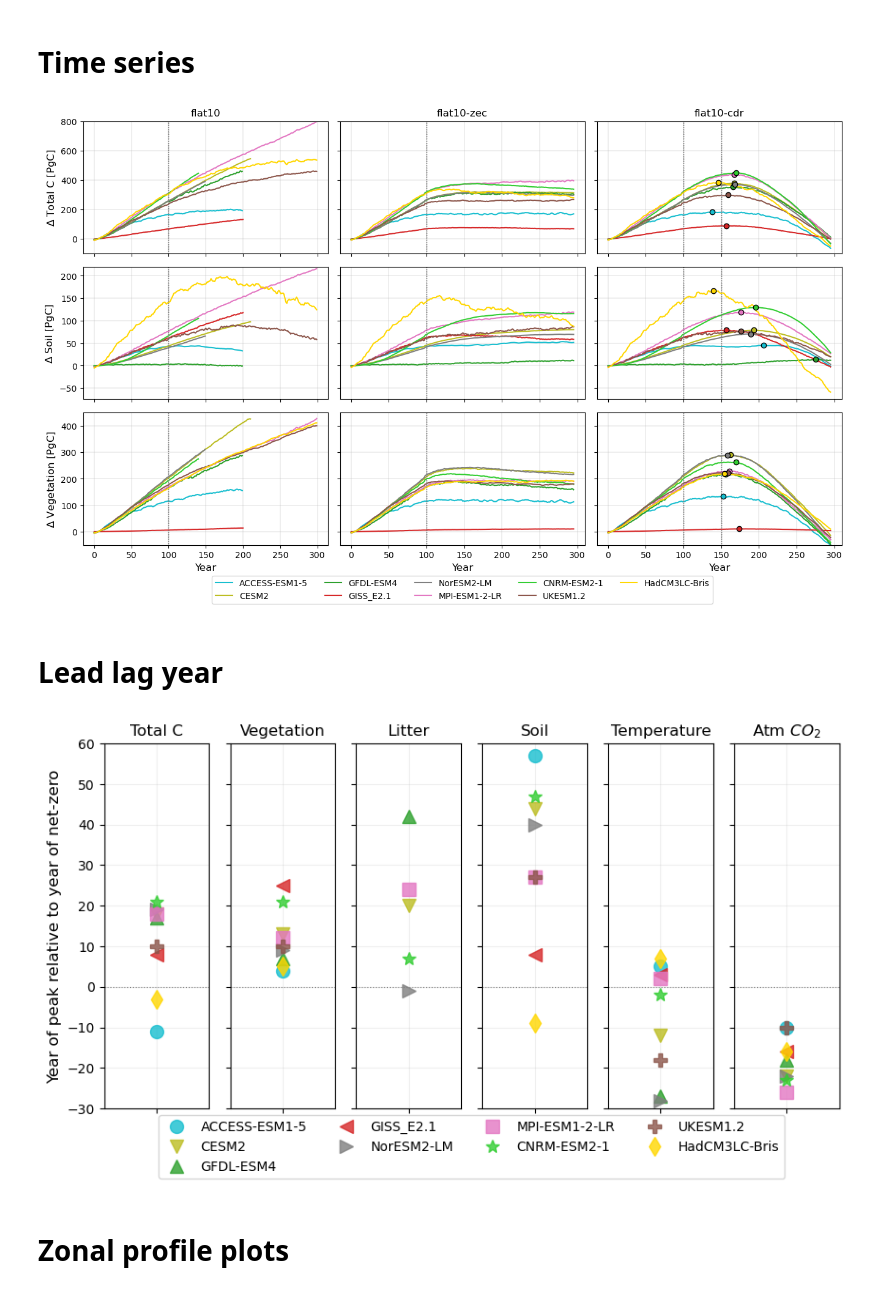
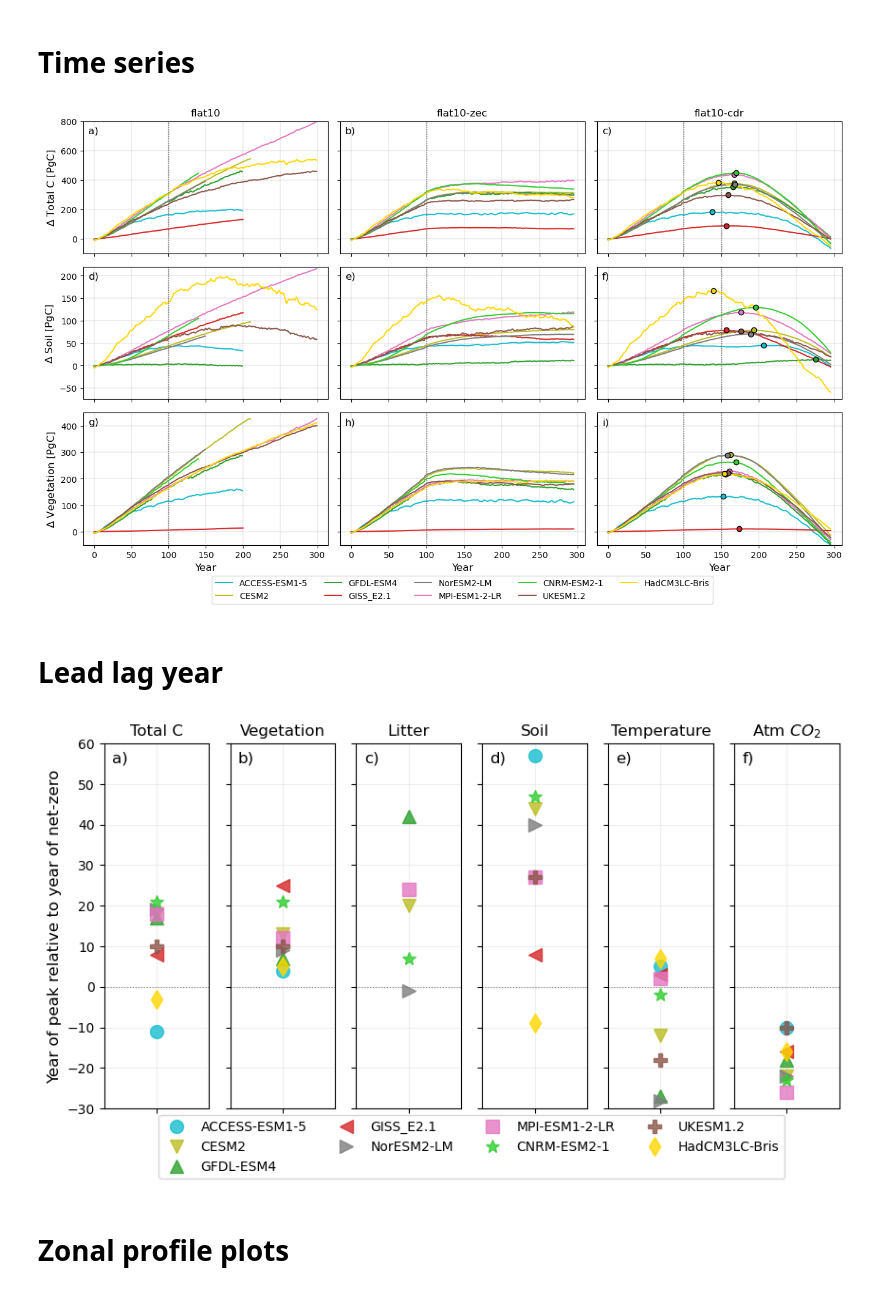
Before and after one commit to aswann/flat10MIP_analysis, a Jupyter notebook: figures_paper.ipynb, the cells around one changed output. Cells and saved outputs as stored; diff of their text form; code cells hidden in the pictures.

```diff
--- a/figures_paper.ipynb
+++ b/figures_paper.ipynb
@@ -104,6 +104,8 @@ greenpurplebrown=['#B9CA60','#574F91','#D19563'] #green, purple, brown
 # latcolors=['#E8B46B','#6BE0E8','#6B91E8']
 # latcolors=['#FE7180','#FFFA70','#70CFFF']
 pinkpurpleblue=['#EA7B7B','#7D589E','#C0D0DD']
+
+subplotlabelnames=['a)','b)','c)','d)','e)','f)','g)','h)','i)','j)','k)','l)']
 # %%
 #unitconversions
 sperday=60*60*24
@@ -569,6 +571,10 @@ for g in range(len(group_names)):
 
     axes[g].set_axisbelow(True)
     axes[g].grid(alpha=0.2)
+    axes[g].annotate(subplotlabelnames[g],
+                     xy=(0, 1), xycoords='axes fraction',
+                     xytext=(+0.5, -0.5), textcoords='offset fontsize',
+                     fontsize='large', verticalalignment='top')
 
     # Only show x-axis ticks on the last subplot
     if g == len(group_names) - 1:
@@ -578,12 +584,13 @@ for g in range(len(group_names)):
         axes[g].set_xticks(np.arange(len(modellist)))
         axes[g].tick_params(labelbottom=False)
 
+
 axes[0].set_ylabel('Initial C Stocks \n [PgC]')
 axes[1].set_ylabel('Emissions phase \n $\Delta$ C  [PgC]')
 axes[2].set_ylabel('Net-zero phase \n $\Delta$ C  [PgC]')
 axes[3].set_ylabel('Cumulative-zero \n $\Delta$ C  [PgC]')
 
-axes[0].legend()
+axes[0].legend(ncol=2)
 fig.tight_layout()
 fig.subplots_adjust(top=0.95)
 fig.suptitle("Carbon and $\Delta$ Carbon by Latitude", fontsize=12)#,ha='center')
@@ -673,6 +680,11 @@ for g in range(len(group_names)):
     axes[g].set_axisbelow(True)
     axes[g].grid(alpha=0.2)
 
+    axes[g].annotate(subplotlabelnames[g],
+                     xy=(0, 1), xycoords='axes fraction',
+                     xytext=(+0.5, -0.5), textcoords='offset fontsize',
+                     fontsize='large', verticalalignment='top')
+
     # Only show x-axis ticks on the last subplot
     if g == len(group_names) - 1:
         axes[g].set_xticks(np.arange(len(modellist)))
@@ -686,7 +698,7 @@ axes[1].set_ylabel('Emissions phase \n $\Delta$ C  [PgC]')
 axes[2].set_ylabel('Net-zero phase \n $\Delta$ C  [PgC]')
 axes[3].set_ylabel('Cumulative-zero \n $\Delta$ C  [PgC]')
 
-axes[0].legend()
+axes[0].legend(ncol=2,loc='upper right')
 # fig.tight_layout()
 fig.subplots_adjust(top=0.95)
 fig.suptitle("Carbon and $\Delta$ Carbon by Pool", fontsize=12)#,ha='center')
@@ -708,7 +720,9 @@ plt.close()
 # %%
 # normalized by initial carbon content, and continuous time series
 
-fig, axes = plt.subplots(3,3,figsize=(16, 9))
+nr=3
+nc=3
+fig, axes = plt.subplots(nr,nc,figsize=(16, 9))
 #axes=axes.flatten()
 
 # rows are carbon variables, cTot, cVeg, cSoil
@@ -767,45 +781,50 @@ for m in range(len(modellist)):
         # np.argwhere(Cts==np.max(Cts))[0]
         # np.where(Cts==np.max(Cts))
 
 
 axes[0,0].set_title('flat10')
 axes[0,1].set_title('flat10-zec')
 axes[0,2].set_title('flat10-cdr')
 
 axes[0,0].set_ylabel('$\Delta$ Total C [PgC]',fontsize=12)
 axes[1,0].set_ylabel('$\Delta$ Soil [PgC]',fontsize=12)
 axes[2,0].set_ylabel('$\Delta$ Vegetation [PgC]',fontsize=12)
 
-for ai in range(3):
-    axes[2,ai].set_xlabel('Year',fontsize=12)
+for air in range(nr):
+    for aic in range(nc):
+        axes[2,aic].set_xlabel('Year',fontsize=12)
 
-    # axes[ai,0].set_ylabel('$\Delta$ ' +varlisthere[ai] +' [PgC]')
+        # axes[ai,0].set_ylabel('$\Delta$ ' +varlisthere[ai] +' [PgC]')
 
-    # ylimits
-    axes[0,ai].set_ylim([-100,800])
+        # ylimits
+        axes[0,aic].set_ylim([-100,800])
 
-    axes[1,ai].set_ylim([-75,220])
+        axes[1,aic].set_ylim([-75,220])
 
-    axes[2,ai].set_ylim([-50,450])
+        axes[2,aic].set_ylim([-50,450])
 
-    axes[ai,1].yaxis.set_tick_params(labelcolor='none')
-    axes[ai,2].yaxis.set_tick_params(labelcolor='none')
+        axes[air,1].yaxis.set_tick_params(labelcolor='none')
+        axes[air,2].yaxis.set_tick_params(labelcolor='none')
 
-    axes[0,ai].xaxis.set_tick_params(labelcolor='none')
-    axes[1,ai].xaxis.set_tick_params(labelcolor='none')
+        axes[0,aic].xaxis.set_tick_params(labelcolor='none')
+        axes[1,aic].xaxis.set_tick_params(labelcolor='none')
 
+        axes[air,aic].annotate(subplotlabelnames[(air+aic)+air*(nc-1)],
+                     xy=(0, 1), xycoords='axes fraction',
+                     xytext=(+0.5, -0.5), textcoords='offset fontsize',
+                     fontsize='large', verticalalignment='top')
 
 axes[2,1].legend(loc='upper center', ncol=5,bbox_to_anchor=(.5, -0.2))#fontsize=6)
 
 plt.subplots_adjust(wspace=0.05, hspace=0.1)
 
 
 plt.savefig("figures/CtimeseriesDelta_contiuous_allexp_" +latlist[l] +"_PgC.pdf", bbox_inches='tight')
 plt.savefig("figures/CtimeseriesDelta_contiuous_allexp_" +latlist[l] +"_PgC.png", bbox_inches='tight')
 plt.show()
 plt.close()
 # %% [output]
-[figure, old version]
+[figure, new version]
 # %% [markdown]
 # Lead lag year
 # %%
@@ -835,6 +854,7 @@ ax[5].set_title('Atm $CO_2$')
 
 ax[0].set_ylabel('Year of peak relative to year of net-zero',fontsize=12)
 
+
 for axi in range(6):
     ax[axi].grid(alpha=0.2)
     ax[axi].axhline(0,lw=0.8,color="gray",linestyle=":")
@@ -849,7 +869,10 @@ for axi in range(6):
     # else:
     #     ax[axi].yaxis.set_tick_params(fontsize=12)
 
-
+    ax[axi].annotate(subplotlabelnames[axi],
+                     xy=(0, 1), xycoords='axes fraction',
+                     xytext=(+0.5, -0.5), textcoords='offset fontsize',
+                     fontsize='large', verticalalignment='top')
 
 # ax[5].legend()
 lgax=ax[3].legend(loc='upper center', ncol=4,bbox_to_anchor=(-0.1, 0))
@@ -858,8 +881,22 @@ lgax=ax[3].legend(loc='upper center', ncol=4,bbox_to_anchor=(-0.1, 0))
 # fig.suptitle('year of peak relative to net zero - ' +latrange)
 
 plt.savefig('figures/leadlagpeak_' +latrange +'.pdf', bbox_inches='tight')
+
+
+# for label, ax in axs.items():
+#     # Use Axes.annotate to put the label
+#     # - at the top left corner (axes fraction (0, 1)),
+#     # - offset half-a-fontsize right and half-a-fontsize down
+#     #   (offset fontsize (+0.5, -0.5)),
+#     # i.e. just inside the axes.
+#     ax.annotate(
+#         label,
+#         xy=(0, 1), xycoords='axes fraction',
+#         xytext=(+0.5, -0.5), textcoords='offset fontsize',
+#         fontsize='medium', verticalalignment='top', fontfamily='serif',
+#         bbox=dict(facecolor='0.7', edgecolor='none', pad=3.0))
 # %% [output]
-[figure, old version]
+[figure, new version]
 # %% [markdown]
 # Zonal profile plots
 # %%
```
Also changed, not shown: parts of 3 cells of this notebook, 11 other files.
